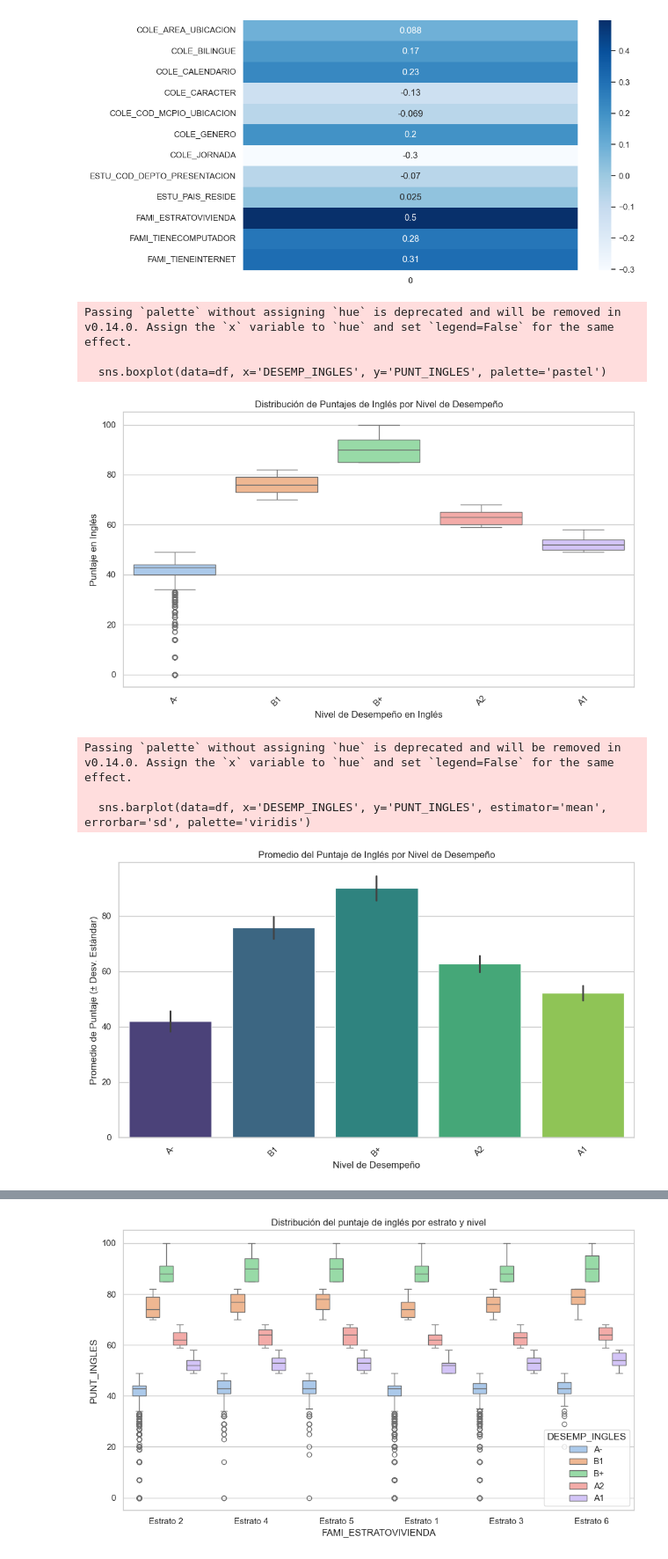
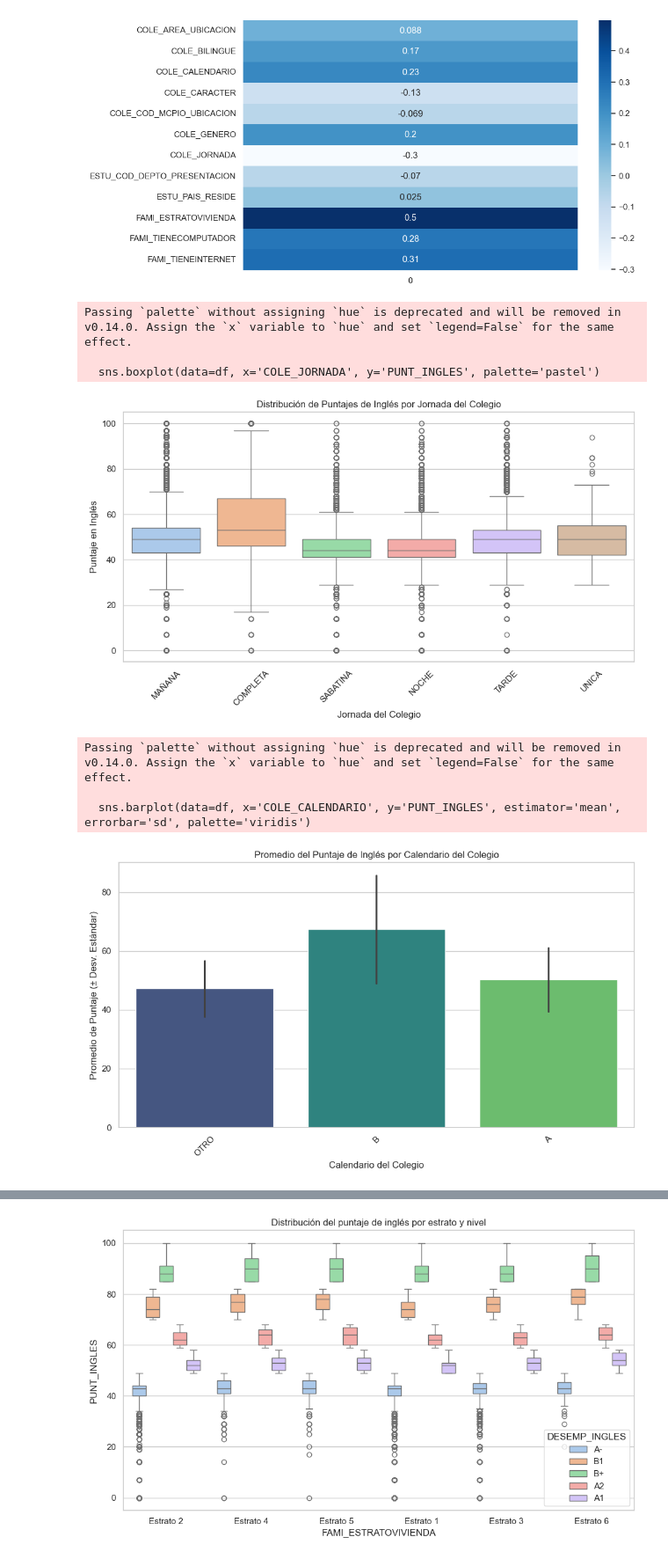
Before and after one commit to nicolas-ac98/proyecto2_actd, a Jupyter notebook: exploracion-data/Explicación de Datos y corrección.ipynb, the cells around one changed output, grey strips where cells are left out. Shown at 88% size. Saved outputs shown, nothing was run; the diff lists cells and outputs as text; code cells hidden in the pictures.

```diff
--- a/exploracion-data/Explicación de Datos y corrección.ipynb
+++ b/exploracion-data/Explicación de Datos y corrección.ipynb
@@ -233,12 +233,10 @@ sns.heatmap(pd.DataFrame(corrw), cmap="Blues", annot=True)
 <Axes: >
 [figure]
 # %%
-# Distribución de puntajes por nivel de desempeño (Boxplot)
-
 plt.figure(figsize=(10, 6))
-sns.boxplot(data=df, x='DESEMP_INGLES', y='PUNT_INGLES', palette='pastel')
-plt.title('Distribución de Puntajes de Inglés por Nivel de Desempeño')
-plt.xlabel('Nivel de Desempeño en Inglés')
+sns.boxplot(data=df, x='COLE_JORNADA', y='PUNT_INGLES', palette='pastel')
+plt.title('Distribución de Puntajes de Inglés por Jornada del Colegio')
+plt.xlabel('Jornada del Colegio')
 plt.ylabel('Puntaje en Inglés')
 plt.xticks(rotation=45)
 plt.tight_layout()
@@ -246,22 +244,20 @@ plt.show()
 # %% [output]
 Passing `palette` without assigning `hue` is deprecated and will be removed in v0.14.0. Assign the `x` variable to `hue` and set `legend=False` for the same effect.
 
-  sns.boxplot(data=df, x='DESEMP_INGLES', y='PUNT_INGLES', palette='pastel')
+  sns.boxplot(data=df, x='COLE_JORNADA', y='PUNT_INGLES', palette='pastel')
-[figure, old version]
+[figure, new version]
 # %%
-# Promedio y desviación estándar del puntaje por nivel (Barplot)
-
 plt.figure(figsize=(10, 6))
-sns.barplot(data=df, x='DESEMP_INGLES', y='PUNT_INGLES', estimator='mean', errorbar='sd', palette='viridis')
-plt.title('Promedio del Puntaje de Inglés por Nivel de Desempeño')
-plt.xlabel('Nivel de Desempeño')
+sns.barplot(data=df, x='COLE_CALENDARIO', y='PUNT_INGLES', estimator='mean', errorbar='sd', palette='viridis')
+plt.title('Promedio del Puntaje de Inglés por Calendario del Colegio')
+plt.xlabel('Calendario del Colegio')
 plt.ylabel('Promedio de Puntaje (± Desv. Estándar)')
 plt.xticks(rotation=45)
 plt.tight_layout()
 plt.show()
 # %% [output]
 Passing `palette` without assigning `hue` is deprecated and will be removed in v0.14.0. Assign the `x` variable to `hue` and set `legend=False` for the same effect.
 
-  sns.barplot(data=df, x='DESEMP_INGLES', y='PUNT_INGLES', estimator='mean', errorbar='sd', palette='viridis')
+  sns.barplot(data=df, x='COLE_CALENDARIO', y='PUNT_INGLES', estimator='mean', errorbar='sd', palette='viridis')
-[figure, old version]
+[figure, new version]
 # %%
```
Also changed, not shown: parts of 3 cells of this notebook.
